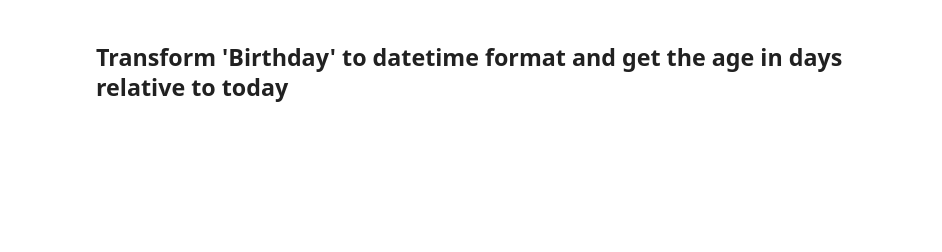
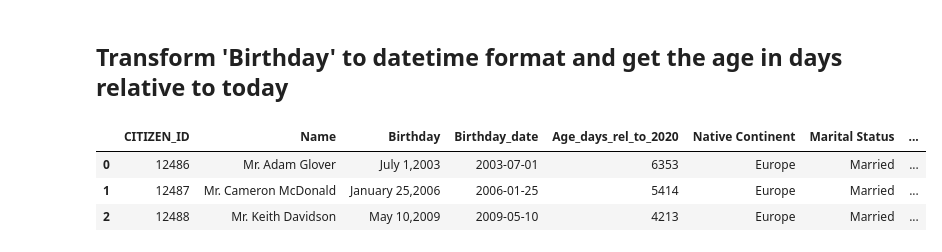
Before and after one commit to ph1001/Group-Project-Machine-Learning-Group-50, a Jupyter notebook: Group50_ML202021_Predictive_Notebook.ipynb, the cells around one changed output. Cells and saved outputs as stored; diff of their text form; code cells hidden in the pictures; blank space fills up the shorter version.

```diff
--- a/Group50_ML202021_Predictive_Notebook.ipynb
+++ b/Group50_ML202021_Predictive_Notebook.ipynb
@@ -105,8 +118,11 @@ def is_leapyear(year):
 
 def add_Birthday_date_Age_days_rel_to_2020(df):
 
+    # Make a copy
+    df_copy = df.copy()
+
     # Get the year, month and day from Strings in 'Birthday'
-    split = df.Birthday.str.split(',', expand=True)
+    split = df_copy.Birthday.str.split(',', expand=True)
     year = split.iloc[:,1].astype(int)
     month_day = split.iloc[:,0].str.strip(to_strip=' ').str.split(' ', expand=True)
     day = month_day.iloc[:,1].astype(int)
@@ -146,15 +162,15 @@ def add_Birthday_date_Age_days_rel_to_2020(df):
     birthday_date = pd.Series(birthday_date)
 
     # Insert 'birthday_date' as new column 'Birthday_date'
-    df.insert(loc=3, column='Birthday_date', value=birthday_date)
+    df_copy.insert(loc=3, column='Birthday_date', value=birthday_date)
 
     # Compute time differences to today (2020) and keep only the value in days
     now = date.today()
-    age = now - train.Birthday_date
+    age = now - df_copy.Birthday_date
     age_days = age.dt.days
 
     # Insert 'age_days' as 'Age_days_rel_to_2020'
-    df.insert(loc=4, column='Age_days_rel_to_2020', value=age_days)
+    df_copy.insert(loc=4, column='Age_days_rel_to_2020', value=age_days)
 
     # Return the resulting dataframe
-    return df
+    return df_copy
@@ -213,0 +180,8 @@ train.head(3)
+# %%
+# Check the result
+train_new_cols.head(3)
+# %% [output]
+|  | CITIZEN_ID | Name | Birthday | Birthday_date | Age_days_rel_to_2020 | Native Continent | Marital Status | ... |
+| 0 | 12486 | Mr. Adam Glover | July 1,2003 | 2003-07-01 | 6353 | Europe | Married | ... |
+| 1 | 12487 | Mr. Cameron McDonald | January 25,2006 | 2006-01-25 | 5414 | Europe | Married | ... |
+| 2 | 12488 | Mr. Keith Davidson | May 10,2009 | 2009-05-10 | 4213 | Europe | Married | ... |
```
Also changed, not shown: parts of 20 cells of this notebook.
